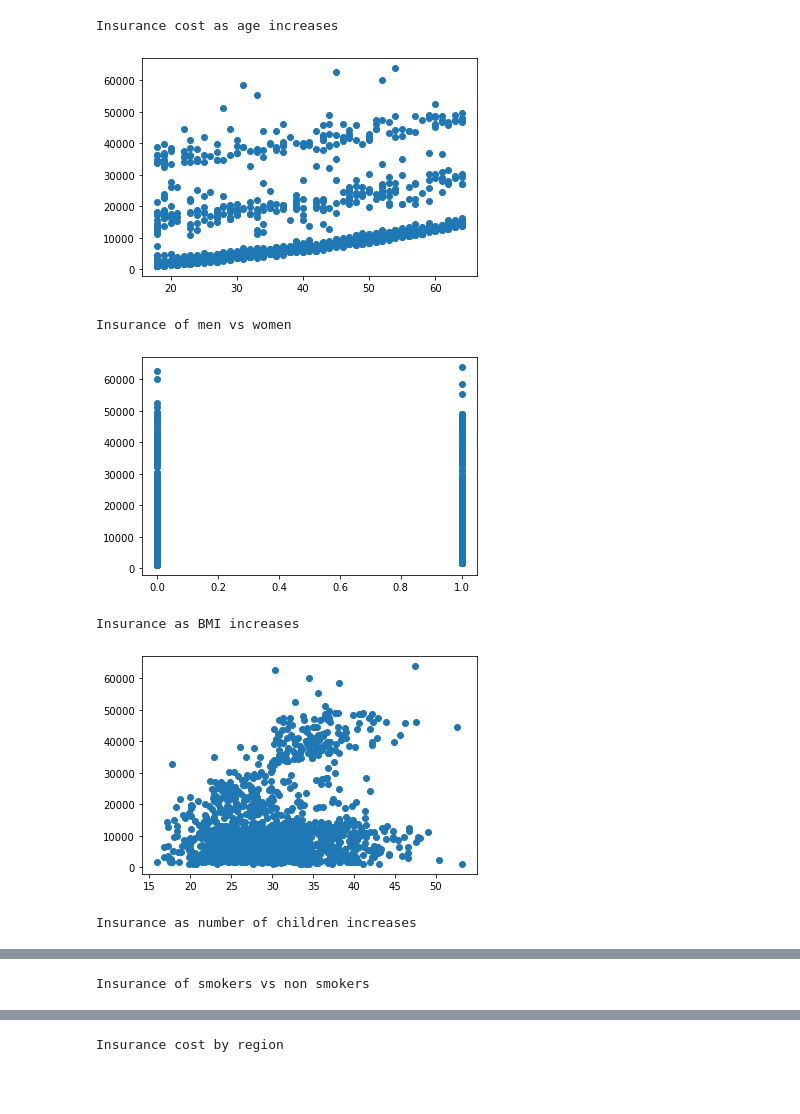
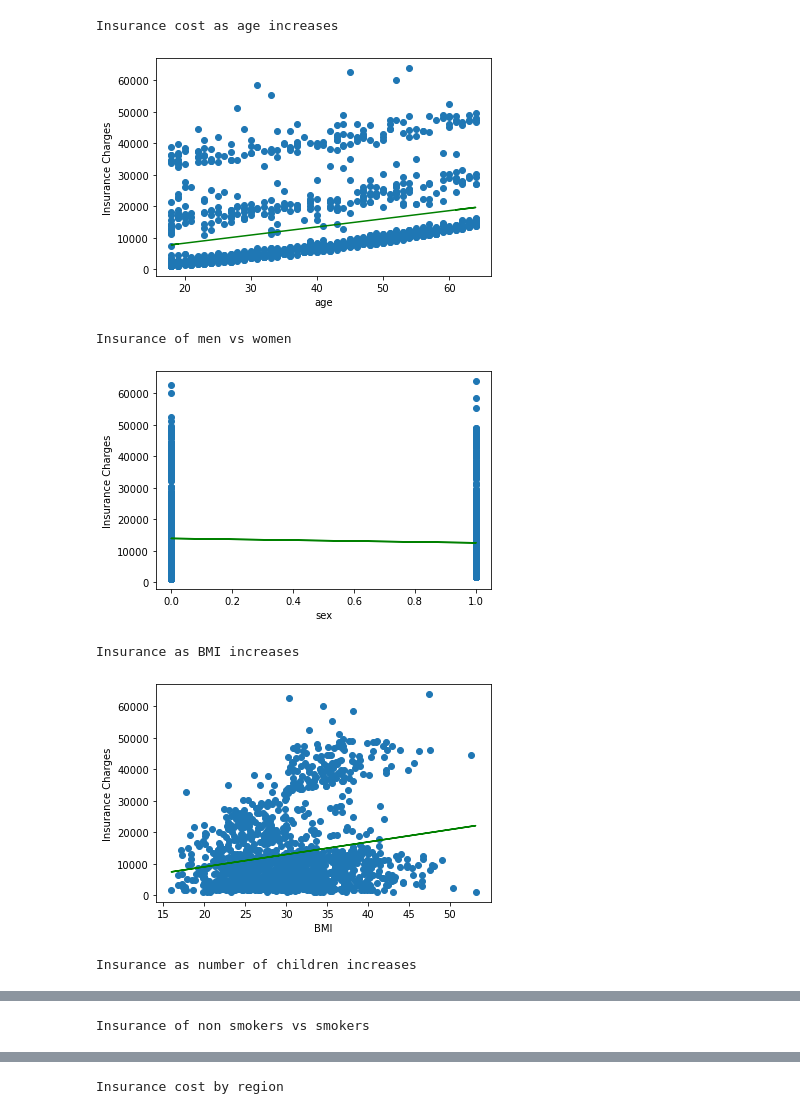
Before and after one commit to mlmarteja/CSC4Good, a Jupyter notebook: insuranceRegression.ipynb, the cells around one changed output, grey strips where cells are left out. Drawn from its saved outputs; the diff is of its cells as text; code cells hidden in the pictures; blank space fills up the shorter version.

```diff
--- a/insuranceRegression.ipynb
+++ b/insuranceRegression.ipynb
@@ -4,26 +4,52 @@
 import pandas
 #imports pyplot as plt for graphing
 import matplotlib.pyplot as plt
+#import python numbers
+import numpy
 #imports the csv file as a dataframe
 file = pandas.read_csv('insurance.csv')
 #Creates a scatter plot of insurance cost and age
 print("Insurance cost as age increases")
 plt.scatter(file.age, file.charges, marker='o')
+plt.xlabel("age")
+plt.ylabel("Insurance Charges")
+m, b = numpy.polyfit(file.age, file.charges,1)
+plt.plot(file.age, m*file.age+b, 'g-')
 plt.show()
 print("Insurance of men vs women")
 plt.scatter(file.sex, file.charges, marker='o')
+plt.xlabel("sex")
+plt.ylabel("Insurance Charges")
+m, b = numpy.polyfit(file.sex, file.charges,1)
+plt.plot(file.sex, m*file.sex+b, 'g-')
 plt.show()
 print("Insurance as BMI increases")
 plt.scatter(file.bmi, file.charges, marker='o')
+plt.xlabel("BMI")
+plt.ylabel("Insurance Charges")
+m, b = numpy.polyfit(file.bmi, file.charges,1)
+plt.plot(file.bmi, m*file.bmi+b, 'g-')
 plt.show()
 print("Insurance as number of children increases")
 plt.scatter(file.children, file.charges, marker='o')
+plt.xlabel("Number of Children")
+plt.ylabel("Insurance Charges")
+m, b = numpy.polyfit(file.children, file.charges,1)
+plt.plot(file.children, m*file.children+b, 'g-')
 plt.show()
-print("Insurance of smokers vs non smokers")
+print("Insurance of non smokers vs smokers")
 plt.scatter(file.smoker, file.charges, marker='o')
+plt.xlabel("Smoker (N/Y)")
+plt.ylabel("Insurance Charges")
+m, b = numpy.polyfit(file.smoker, file.charges,1)
+plt.plot(file.smoker, m*file.smoker+b, 'g-')
 plt.show()
 print("Insurance cost by region")
 plt.scatter(file.region, file.charges, marker='o')
+plt.xlabel("Region")
+plt.ylabel("Insurance Charges")
+m, b = numpy.polyfit(file.region, file.charges,1)
+plt.plot(file.region, m*file.region+b, 'g-')
 plt.show()
 
 
@@ -80,36 +106,37 @@ print("Children R Squared: " + str(childrenRSquared))
 print(" ")
 print("Calculating smoking")
 smokerRSquared = calcRSquared(file.smoker)
 print("Smoker R Squared: " + str(smokerRSquared))
 print(" ")
 print("Calculating region")
 regionRSquared = calcRSquared(file.region)
 print("Region R Squared: " + str(regionRSquared))
+print(" ")
 
 #Creates a list of tuples, with each tuple consisting of the title of the axis as well as its R Squared value.
 #This will be used to calculate the best R Squared
 rSquaredTuples = []
 rSquaredTuples.append(("age", ageRSquared))
 rSquaredTuples.append(("sex", sexRSquared))
 rSquaredTuples.append(("BMI", bmiRSquared))
 rSquaredTuples.append(("children", childrenRSquared))
 rSquaredTuples.append(("smoking", smokerRSquared))
 rSquaredTuples.append(("region", regionRSquared))
 
 #Creates a base value tuple that should be replaced when the tuples are compared to each other
 bestRIndex = ("Error", -1000000)
 
 #Finds the highest explaining power by comparing the R Value of each tuple against each other and recording the best one
 #This comparison disregards R Squareds with a value higher than 1, as those are too inaccurate to have value for regression
 for i in range(0, len(rSquaredTuples)):
     if(rSquaredTuples[i][1] > bestRIndex[1] and rSquaredTuples[i][1] <= 1):
         bestRIndex = rSquaredTuples[i]
 print("The factor with the best explaining power for insurance cost is " + str(bestRIndex[0]) + " with an explaining power of " + str(bestRIndex[1]))
 # %% [output]
 Insurance cost as age increases
-[figure, old version]
+[figure, new version]
 Insurance of men vs women
-[figure, old version]
+[figure, new version]
 Insurance as BMI increases
-[figure, old version]
+[figure, new version]
 Insurance as number of children increases
@@ -117 +144 @@ Insurance as number of children increases
-Insurance of smokers vs non smokers
+Insurance of non smokers vs smokers
```
Also changed, not shown: parts of 1 cell of this notebook.
